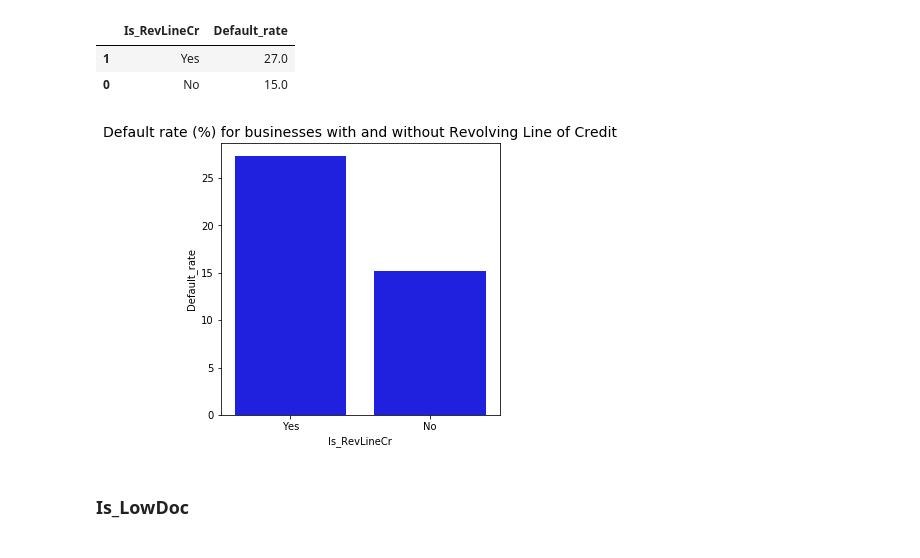
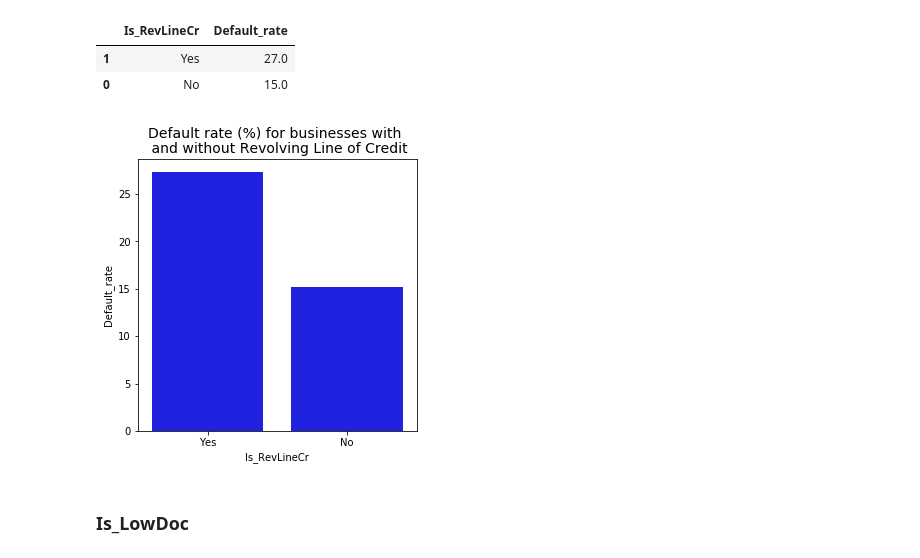
Before and after one commit to MarieLatt/Project_predict_loan, a Jupyter notebook: project.ipynb, the cells around one changed output. Saved outputs shown, nothing was run; the diff lists cells and outputs as text; code cells hidden in the pictures.

Commit message:
image modifications

```diff
--- a/project.ipynb
+++ b/project.ipynb
@@ -725,16 +725,16 @@ round(revline_df)
 # %%
 fig3, ax = plt.subplots(1,1,figsize=(5,5))
 
 sns.barplot(x='Is_RevLineCr',y='Default_rate',data=revline_df, color = 'blue',ax=ax)
-ax.title.set_text('Default rate (%) for businesses with and without Revolving Line of Credit')
+ax.title.set_text('Default rate (%) for businesses with \n and without Revolving Line of Credit')
 ax.title.set_size(14)
 ax.xaxis.label.set_size(10)
 ax.yaxis.label.set_size(10)
 plt.savefig('images/revlinecr.svg', format='svg')
 plt.savefig('images/revlinecr.png', format='png')
 plt.show()
 # %% [output]
-[figure, old version]
+[figure, new version]
 # %% [markdown]
 ### Is_LowDoc
 # %%
```
Also changed, not shown: parts of 4 cells of this notebook, 6 other files.
